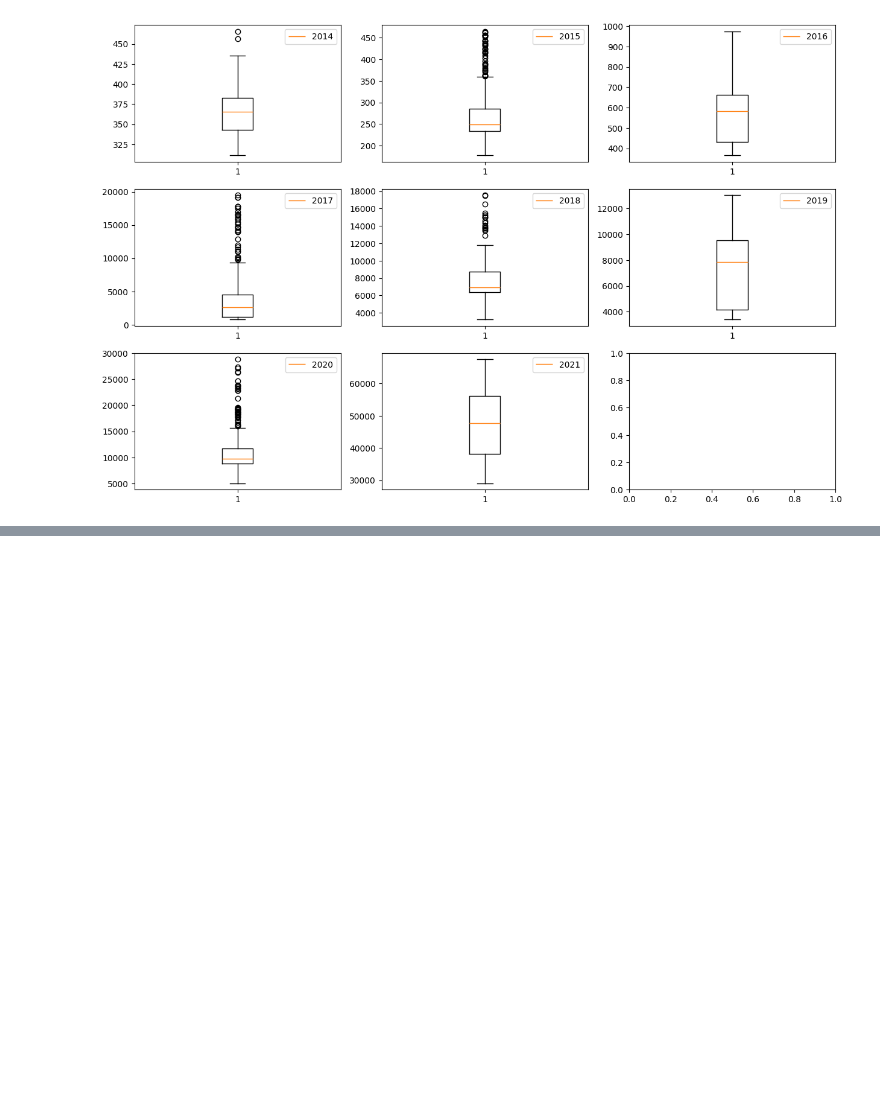
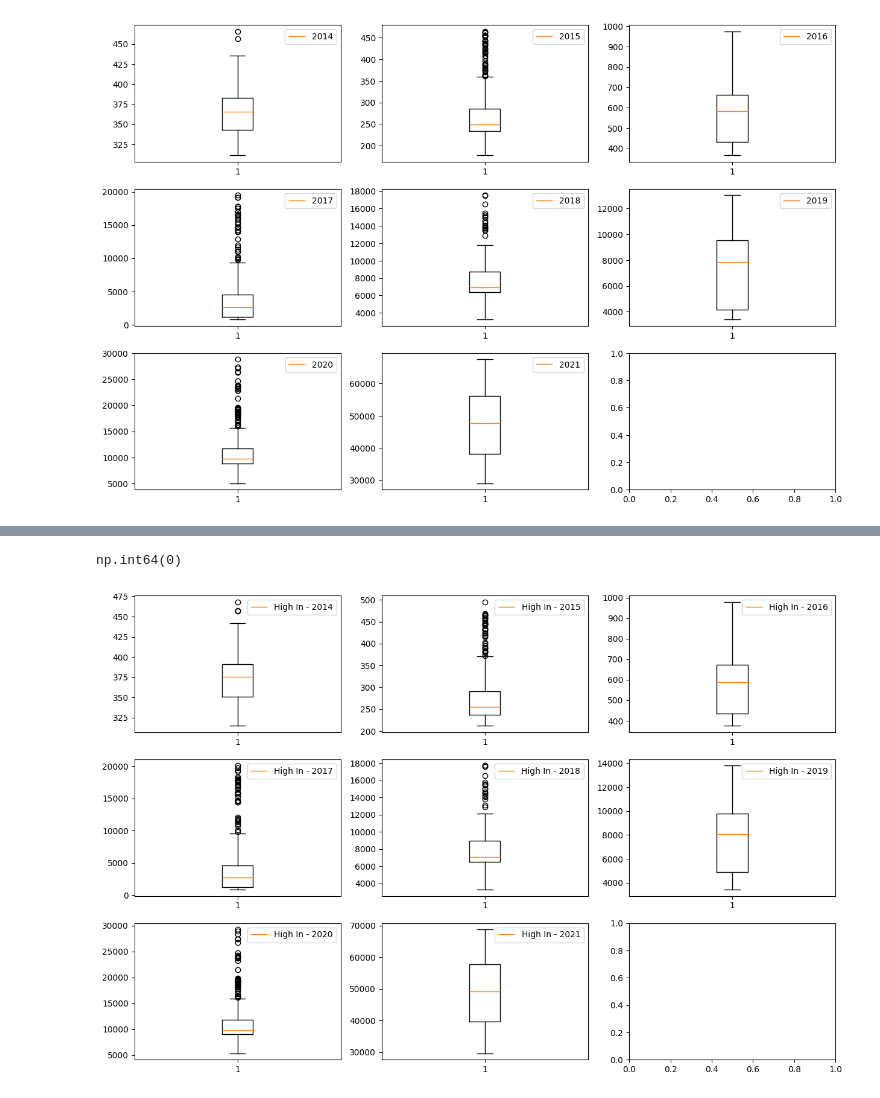
Before and after one commit to saaaaaaaaaaaaaad56/bitcoin-price-prediction, a Jupyter notebook: code.ipynb, the cells around one changed output, grey strips where cells are left out. Cells and saved outputs as stored; diff of their text form; code cells hidden in the pictures; blank space fills up the shorter version.

```diff
--- a/code.ipynb
+++ b/code.ipynb
@@ -105,0 +158,25 @@ plt.plot(df[df['year'] == 2021]['Open'], label='2021')
+# %%
+df['High'].isnull().sum()
+# %% [output]
+np.int64(0)
+# %%
+fig , ax = plt.subplots(nrows=3,ncols=3,figsize=(15,10))
+ax[0][0].boxplot(df[df['year'] == 2014]['High'], label='High In - 2014')
+ax[0][0].legend()
+ax[0][1].boxplot(df[df['year'] == 2015]['High'], label='High In - 2015')
+ax[0][1].legend()
+ax[0][2].boxplot(df[df['year'] == 2016]['High'], label='High In - 2016')
+ax[0][2].legend()
+ax[1][0].boxplot(df[df['year'] == 2017]['High'], label='High In - 2017')
+ax[1][0].legend()
+ax[1][1].boxplot(df[df['year'] == 2018]['High'], label='High In - 2018')
+ax[1][1].legend()
+ax[1][2].boxplot(df[df['year'] == 2019]['High'], label='High In - 2019')
+ax[1][2].legend()
+ax[2][0].boxplot(df[df['year'] == 2020]['High'], label='High In - 2020')
+ax[2][0].legend()
+ax[2][1].boxplot(df[df['year'] == 2021]['High'], label='High In - 2021')
+ax[2][1].legend()
+plt.show()
+# %% [output]
+[figure, added]
```
Also changed, not shown: parts of 9 cells of this notebook.
